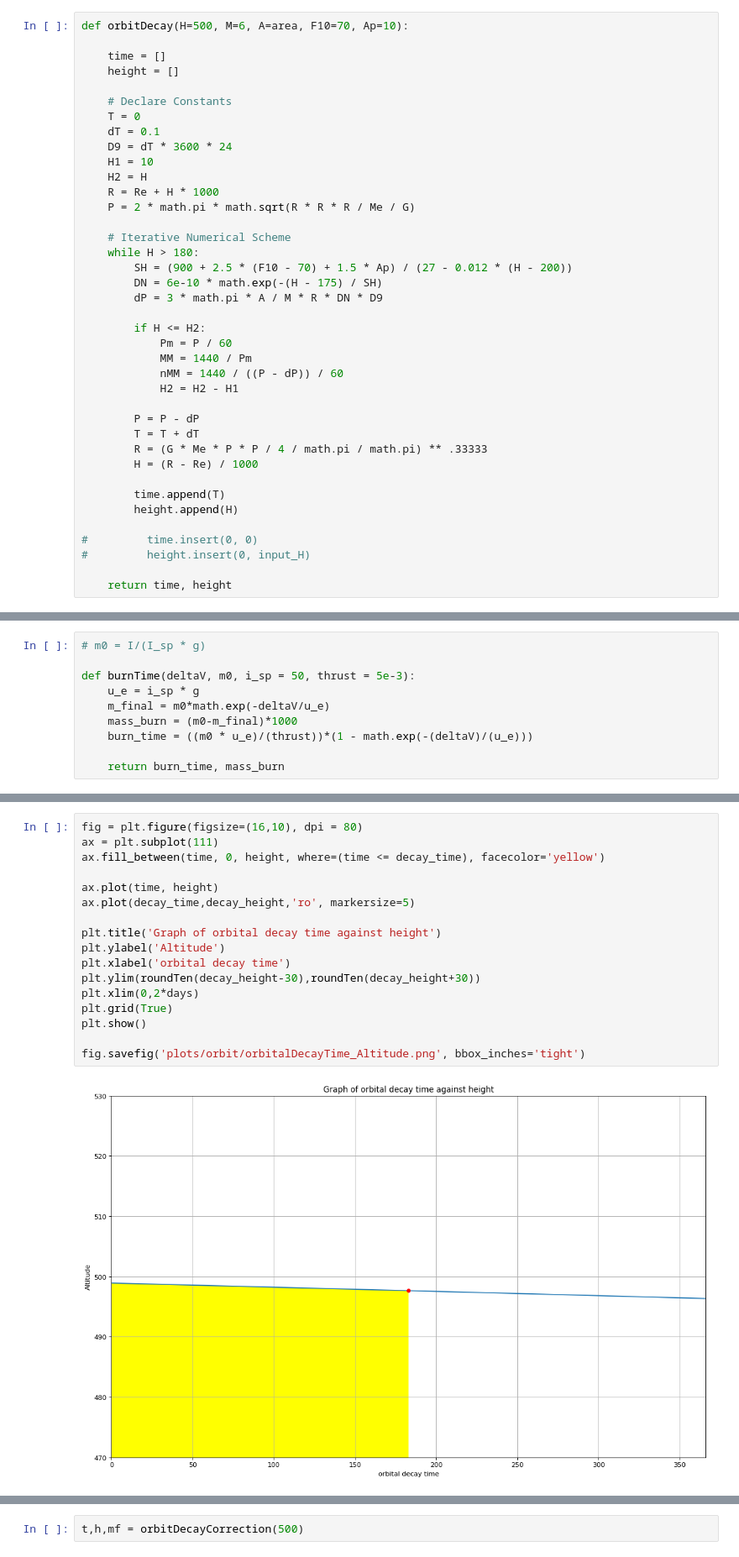
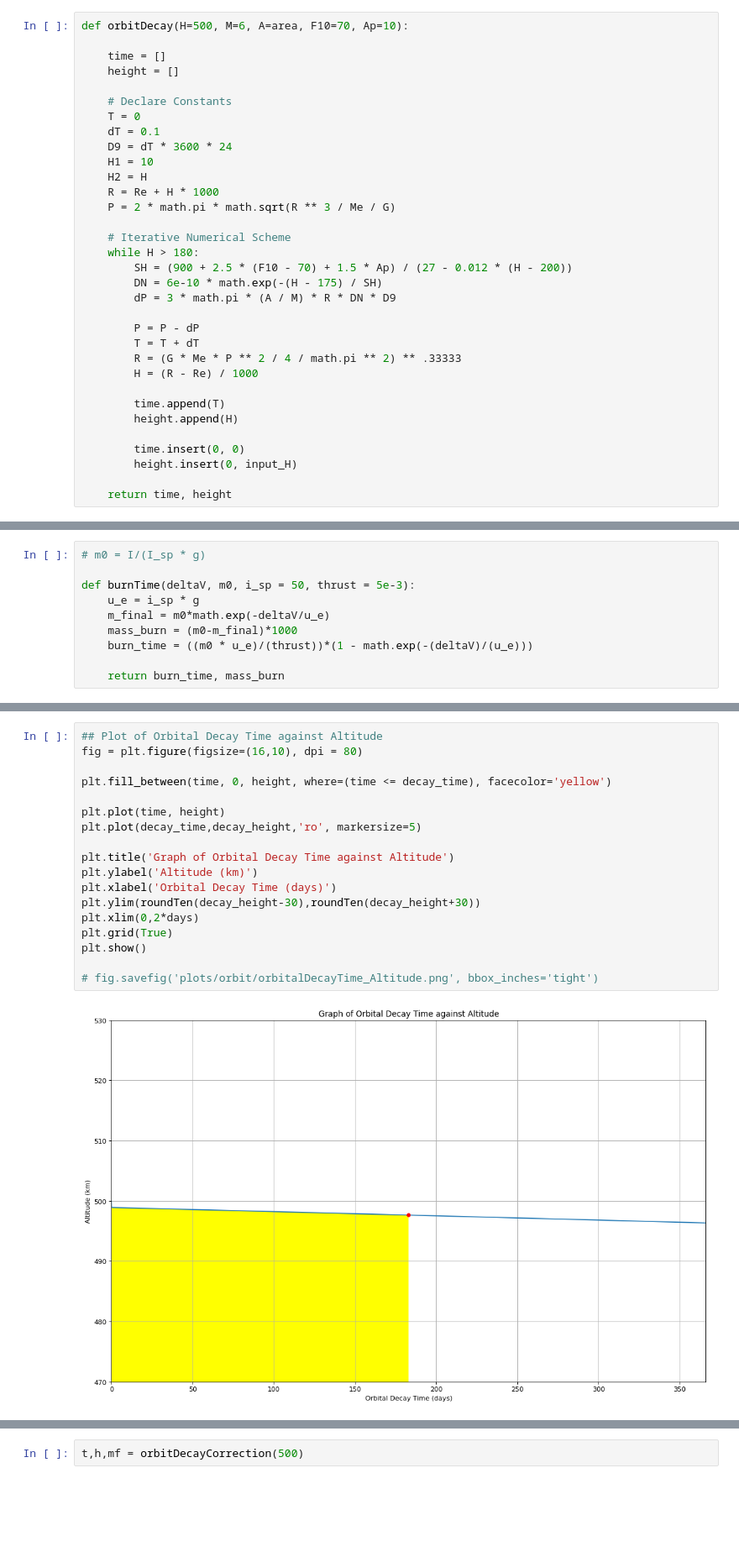
Before and after one commit to dkelsh/conceptual_aerospace_systems_design, a Jupyter notebook: orbitAnalysis.ipynb, the cells around one changed output, grey strips where cells are left out. Shown at 84% size. Drawn from its saved outputs; the diff is of its cells as text; blank space fills up the shorter version.

```diff
--- a/orbitAnalysis.ipynb
+++ b/orbitAnalysis.ipynb
@@ -45,29 +45,23 @@ def orbitDecay(H=500, M=6, A=area, F10=70, Ap=10):
     H1 = 10
     H2 = H
     R = Re + H * 1000
-    P = 2 * math.pi * math.sqrt(R * R * R / Me / G)
+    P = 2 * math.pi * math.sqrt(R ** 3 / Me / G)
 
     # Iterative Numerical Scheme
     while H > 180:
         SH = (900 + 2.5 * (F10 - 70) + 1.5 * Ap) / (27 - 0.012 * (H - 200))
         DN = 6e-10 * math.exp(-(H - 175) / SH)
-        dP = 3 * math.pi * A / M * R * DN * D9
-
-        if H <= H2:
-            Pm = P / 60
-            MM = 1440 / Pm
-            nMM = 1440 / ((P - dP)) / 60
-            H2 = H2 - H1
+        dP = 3 * math.pi * (A / M) * R * DN * D9
 
         P = P - dP
         T = T + dT
-        R = (G * Me * P * P / 4 / math.pi / math.pi) ** .33333
+        R = (G * Me * P ** 2 / 4 / math.pi ** 2) ** .33333
         H = (R - Re) / 1000
 
         time.append(T)
         height.append(H)
 
-#         time.insert(0, 0)
-#         height.insert(0, input_H)
+        time.insert(0, 0)
+        height.insert(0, input_H)
 
     return time, height
@@ -141,19 +152,20 @@ Decay Height: 497.651
 # %%
+## Plot of Orbital Decay Time against Altitude
 fig = plt.figure(figsize=(16,10), dpi = 80)
-ax = plt.subplot(111)
-ax.fill_between(time, 0, height, where=(time <= decay_time), facecolor='yellow')
 
-ax.plot(time, height)
-ax.plot(decay_time,decay_height,'ro', markersize=5)
+plt.fill_between(time, 0, height, where=(time <= decay_time), facecolor='yellow')
 
-plt.title('Graph of orbital decay time against height')
-plt.ylabel('Altitude')
-plt.xlabel('orbital decay time')
+plt.plot(time, height)
+plt.plot(decay_time,decay_height,'ro', markersize=5)
+
+plt.title('Graph of Orbital Decay Time against Altitude')
+plt.ylabel('Altitude (km)')
+plt.xlabel('Orbital Decay Time (days)')
 plt.ylim(roundTen(decay_height-30),roundTen(decay_height+30))
 plt.xlim(0,2*days)
 plt.grid(True)
 plt.show()
 
-fig.savefig('plots/orbit/orbitalDecayTime_Altitude.png', bbox_inches='tight')
+# fig.savefig('plots/orbit/orbitalDecayTime_Altitude.png', bbox_inches='tight')
 # %% [output]
-[figure, old version]
+[figure, new version]
```
Also changed, not shown: parts of 33 cells of this notebook.
